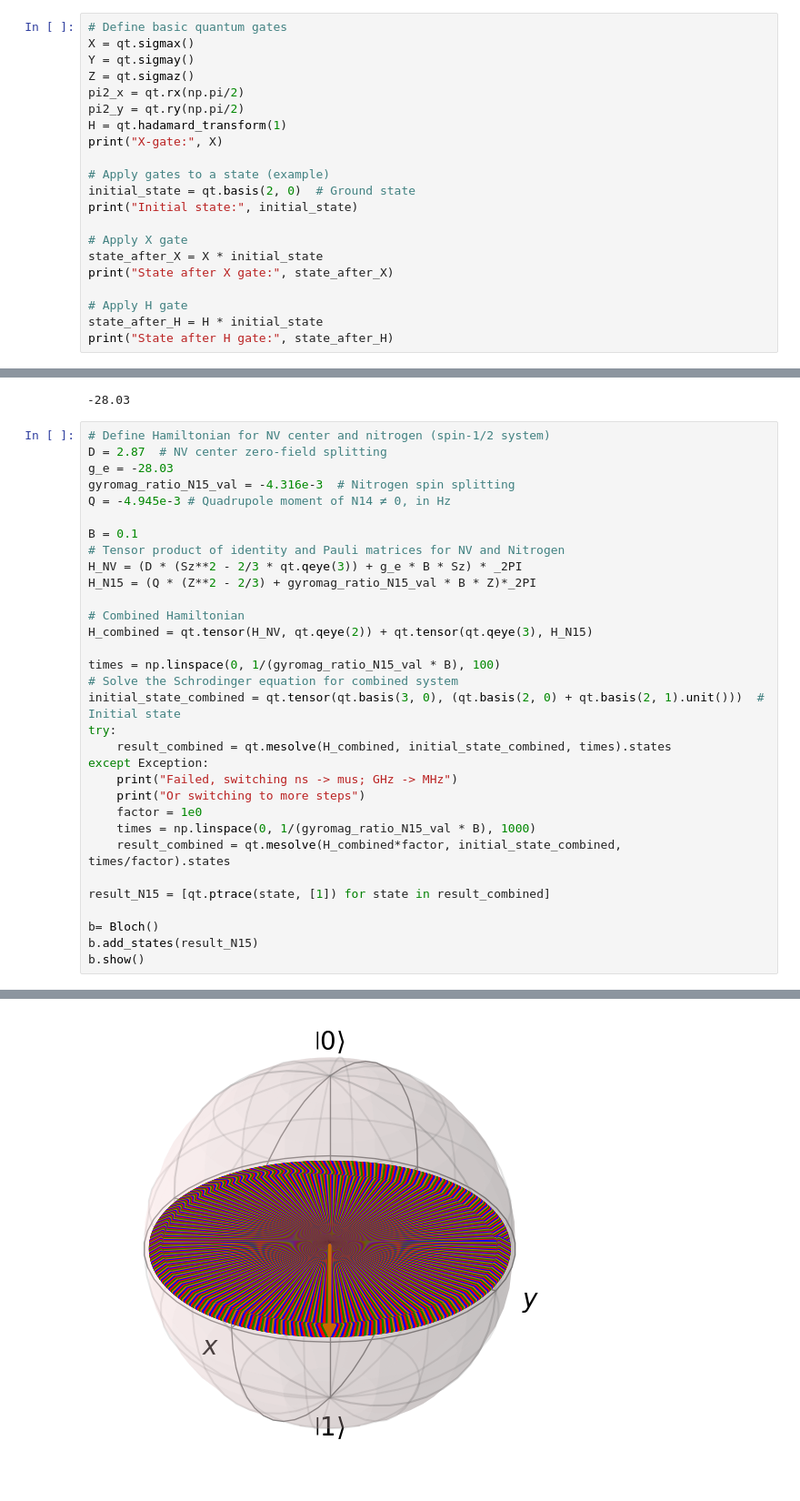
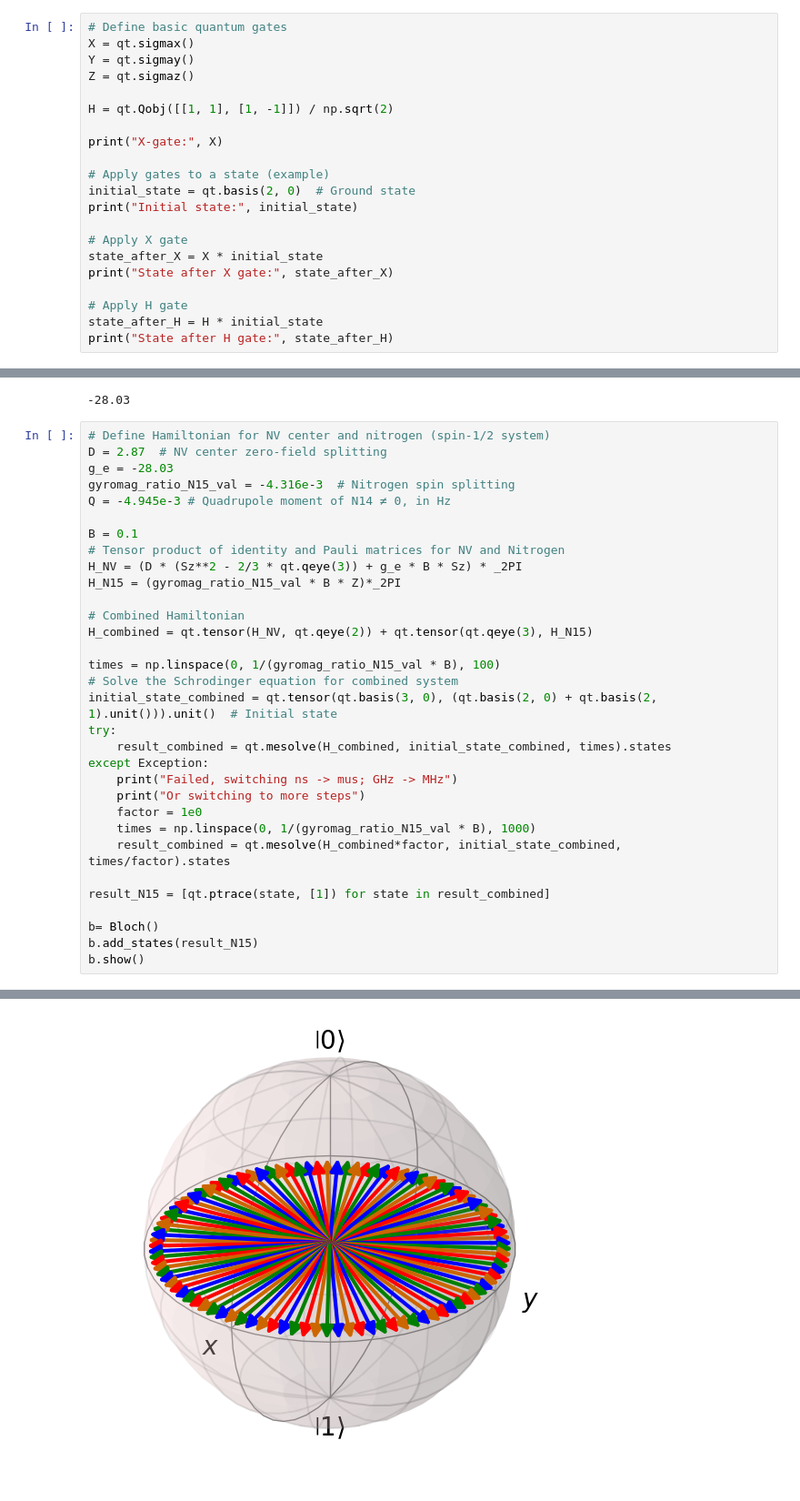
Before and after one commit to ngusarov/qutip-basics, a Jupyter notebook: seminar.ipynb, the cells around one changed output, grey strips where cells are left out. Shown at 91% size. Drawn from its saved outputs; the diff is of its cells as text.

```diff
--- a/seminar.ipynb
+++ b/seminar.ipynb
@@ -33,9 +37,9 @@ NV centers: A nitrogen-vacancy center in diamond is a system that consists of a
 X = qt.sigmax()
 Y = qt.sigmay()
 Z = qt.sigmaz()
-pi2_x = qt.rx(np.pi/2)
-pi2_y = qt.ry(np.pi/2)
-H = qt.hadamard_transform(1)
+
+H = qt.Qobj([[1, 1], [1, -1]]) / np.sqrt(2)
+
 print("X-gate:", X)
 
 # Apply gates to a state (example)
@@ -482,14 +474,14 @@ Q = -4.945e-3 # Quadrupole moment of N14 ≠ 0, in Hz
 B = 0.1
 # Tensor product of identity and Pauli matrices for NV and Nitrogen
 H_NV = (D * (Sz**2 - 2/3 * qt.qeye(3)) + g_e * B * Sz) * _2PI
-H_N15 = (Q * (Z**2 - 2/3) + gyromag_ratio_N15_val * B * Z)*_2PI
+H_N15 = (gyromag_ratio_N15_val * B * Z)*_2PI
 
 # Combined Hamiltonian
 H_combined = qt.tensor(H_NV, qt.qeye(2)) + qt.tensor(qt.qeye(3), H_N15)
 
 times = np.linspace(0, 1/(gyromag_ratio_N15_val * B), 100)
 # Solve the Schrodinger equation for combined system
-initial_state_combined = qt.tensor(qt.basis(3, 0), (qt.basis(2, 0) + qt.basis(2, 1).unit()))  # Initial state
+initial_state_combined = qt.tensor(qt.basis(3, 0), (qt.basis(2, 0) + qt.basis(2, 1).unit())).unit()  # Initial state
 try:
     result_combined = qt.mesolve(H_combined, initial_state_combined, times).states
 except Exception:
@@ -510 +500 @@ Or switching to more steps
-[figure, old version]
+[figure, new version]
```
Also changed, not shown: parts of 15 cells of this notebook.
